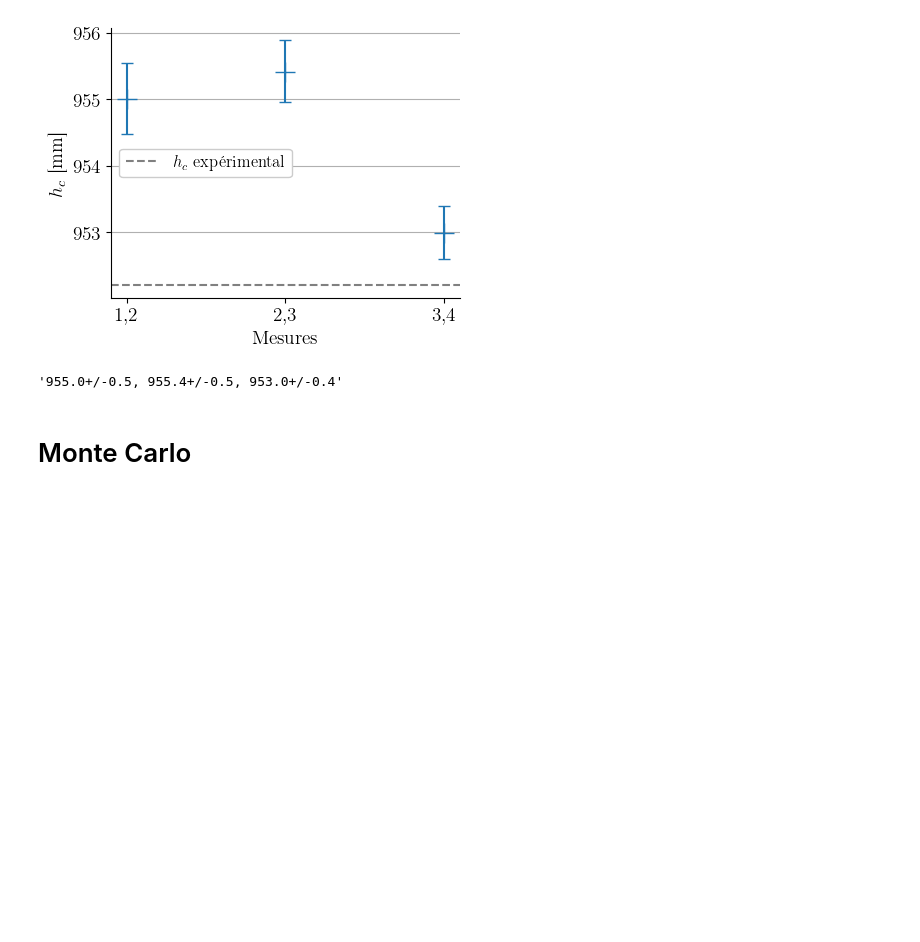
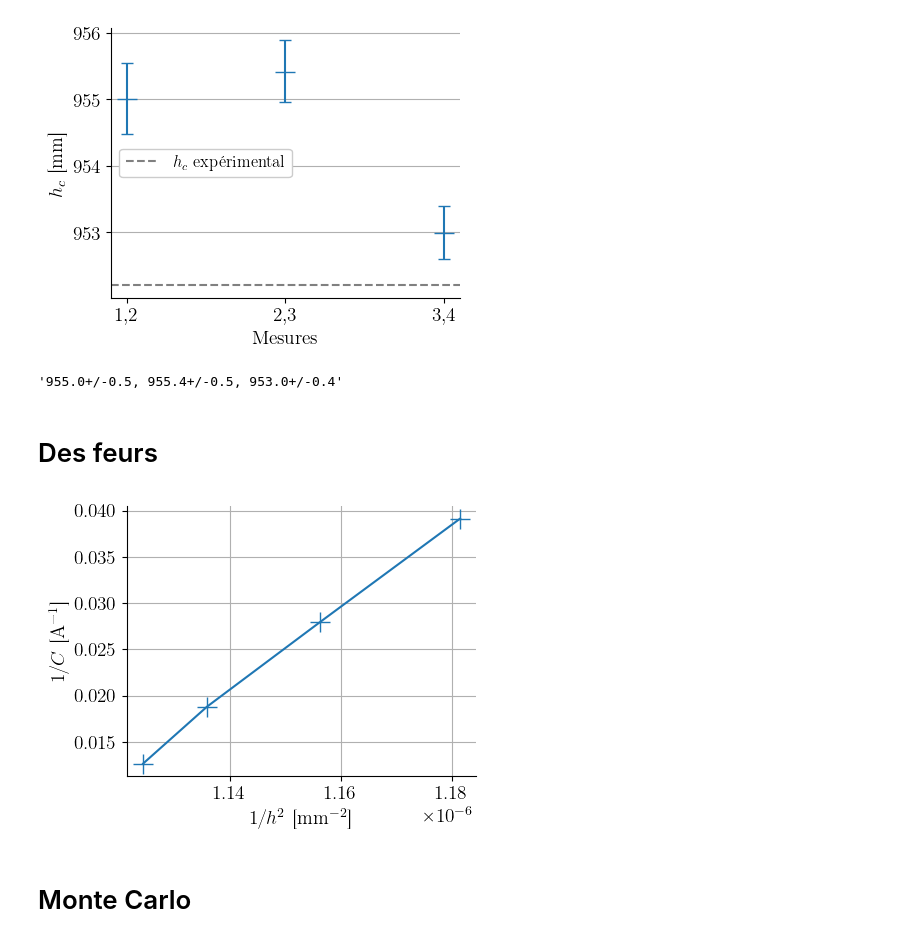
Before and after one commit to TomVdt/TPII-rapports, a Jupyter notebook: 12-J8-energie-nucleaire/analyse/exp2.ipynb, the cells around one changed output. Saved outputs shown, nothing was run; the diff lists cells and outputs as text; code cells hidden in the pictures; blank space fills up the shorter version.

```diff
--- a/12-J8-energie-nucleaire/analyse/exp2.ipynb
+++ b/12-J8-energie-nucleaire/analyse/exp2.ipynb
@@ -94,6 +94,19 @@ plt.grid(axis='y')
 ', '.join(map(str, unp.uarray(hc_est[:,0], np.max(np.abs(hc_est[:,1:].T - hc_est[:,0]), axis=0))))
 # %% [output]
 '955.0+/-0.5, 955.4+/-0.5, 953.0+/-0.4'
+# %% [markdown]
+# Des feurs
+# %%
+plt.plot(1/(nom_vals(h)**2), nom_vals(Cinv), marker='+')
+# plt.plot(nom_vals(h), nom_vals(Cinv), marker='+')
+
+
+plt.xlabel(r'$1/h^2$ [mm$^{-2}$]')
+plt.ylabel(r'$1/C$ [\si{\per\ampere}]')
+# plt.legend()
+plt.grid()
+# %% [output]
+[figure, added]
 # %% [markdown]
 # Monte Carlo
 # %%
```
Also changed, not shown: parts of 3 cells of this notebook, 6 other files.
